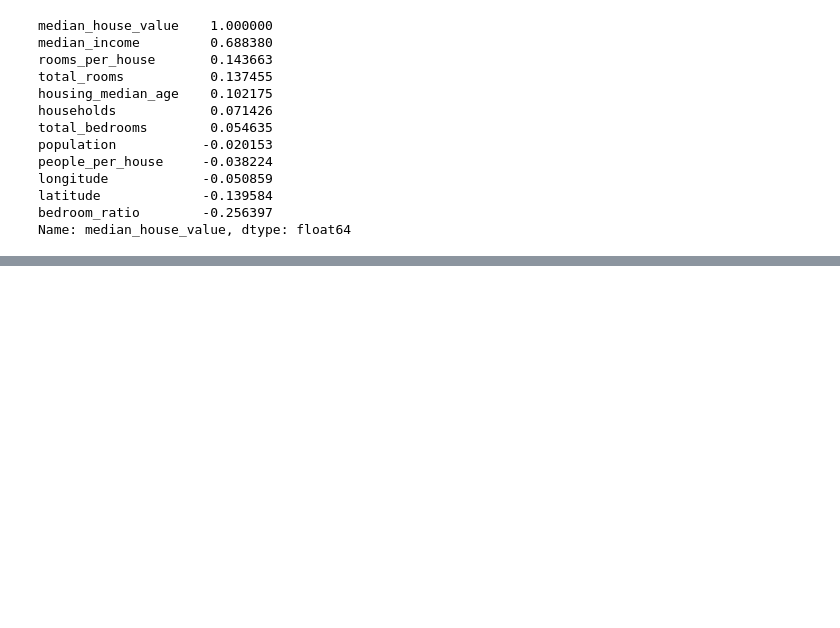
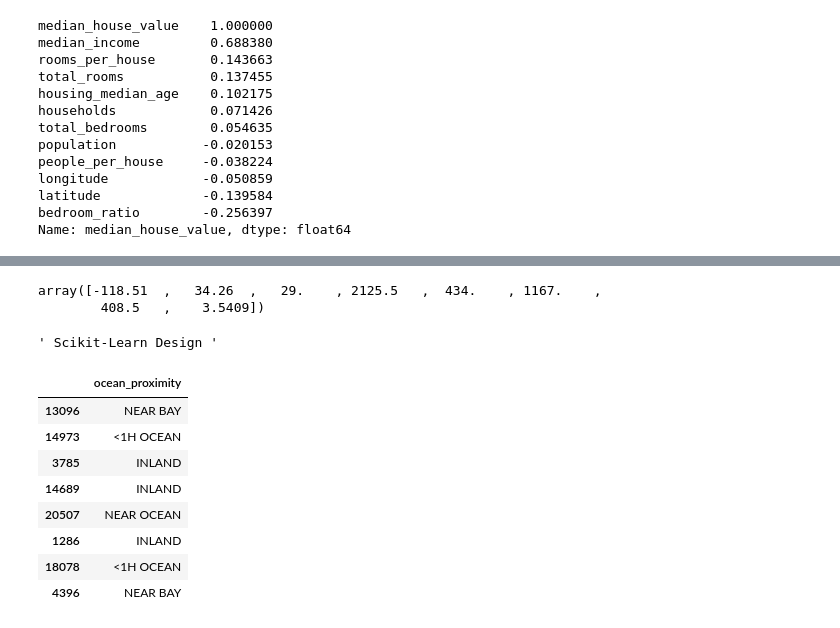
Before and after one commit to Nattawut30/Python-For-Ai, a Jupyter notebook: ScikitLearn-Keras-TensorFlow/ML_train/02_End_To_End_ML.ipynb, the cells around one changed output, grey strips where cells are left out. Cells and saved outputs as stored; diff of their text form; code cells hidden in the pictures; blank space fills up the shorter version.

Commit message:
Handling categorical

```diff
--- a/ScikitLearn-Keras-TensorFlow/ML_train/02_End_To_End_ML.ipynb
+++ b/ScikitLearn-Keras-TensorFlow/ML_train/02_End_To_End_ML.ipynb
@@ -446,3 +446,13 @@ bedroom_ratio        -0.256397
 Name: median_house_value, dtype: float64
 # %%
 """ 10. Prepare the Data for Machine Learning Algorithms """
+
+# allow you to reproduce these transformations easily on any dataset
+# gradually build a library of transformation functions that you can reuse in future projects
+# use the function in your live system to transform the new data before feeding it to your algorithms
+# make it possible for you to easily try vatious transformations and see which combination of transformations works best
+
+housing = strat_train_set.drop("median_house_value", axis=1)
+housing_labels = strat_train_set["median_house_value"].copy()
+
+# drop() creates a copy of the data and does not affect strat_train_set
@@ -450,0 +459,15 @@ Name: median_house_value, dtype: float64
+# %%
+""" Clean the Data """
+
+# most machine larning algorithms cannot work with missing features, so you need to take care of it
+
+# 1. Get rid of the corresponding districts.
+# 2. Get rid of the whole attribute.
+# 3. Set the missing values to some value (zero, the mean, the median, etc.) This is called imputation.
+
+housing.dropna(subset=["total_bedrooms"], inplace=True) # Option 1
+
+housing.drop("total_bedrooms", axis=1) # Option 2
+
+median = housing["total_bedrooms"].median() # Option 3
+housing["total_bedrooms"].fillna(median, inplace=True)
@@ -450,0 +519,5 @@ Name: median_house_value, dtype: float64
+# %%
+housing_num.median().values
+# %% [output]
+array([-118.51  ,   34.26  ,   29.    , 2125.5   ,  434.    , 1167.    ,
+        408.5   ,    3.5409])
@@ -450,0 +535,29 @@ Name: median_house_value, dtype: float64
+# %%
+""" Scikit-Learn Design """
+
+# Scikit-Learn's API is remarkably well designed.
+
+# Consistenccy, All object share a consistent and simple interface:
+
+# 1. Estimators = Any object that can estimate some parameters based on a dataset.
+# The estimation it self is performed by the fit() method
+# Takes a dataset as a parameter or two for supervised learning, and the second dataset contains the labels.
+# The other parameter needed to guide the estimation process is considered a hyperparameter
+
+# 2. Transformers = Some estimators can also transform a dataset
+# performed by the transform() method with the dataset to transform as a parameter. It returns the transformed dataset
+# The transformation relies on the learned parametes -> fit_transform()
+
+# 3. Inspection = All the estimators's hyperparameters are accessible directly via public instance variables
+# all the esimators's learned parameters are accessible via public instance variables with an underscore suffix
+
+# 4. Nonproliferation of classes = Datasets are represented as NumPy arrays or SciPy sparse matrices
+# homemade classes, Hyperparameter are regular Python strings or numbers
+
+# 5. Composition = Existing building blocks are reused as much as possible.
+# Easy to create Pipeline estimator from an arbitrary sequence of transformers followed by a final estimator
+
+# 6. Sensible defaults = Scikit-Learn provies reasonable default values for most parameters,
+# making it easy to quickly create a baseline working system
+# %% [output]
+' Scikit-Learn Design '
@@ -450,0 +571,20 @@ Name: median_house_value, dtype: float64
+# %%
+""" Handling Text and Cateforical Attributes """
+
+# Your data may contain text attributes
+
+housing_cat = housing[["ocean_proximity"]]
+housing_cat.head(8)
+
+# This attribute is a categorical attribute.
+# Most machine learning algorithms prefer to work with numbers!
+# %% [output]
+|  | ocean_proximity |
+| 13096 | NEAR BAY |
+| 14973 | <1H OCEAN |
+| 3785 | INLAND |
+| 14689 | INLAND |
+| 20507 | NEAR OCEAN |
+| 1286 | INLAND |
+| 18078 | <1H OCEAN |
+| 4396 | NEAR BAY |
```
Also changed, not shown: parts of 9 cells of this notebook.
